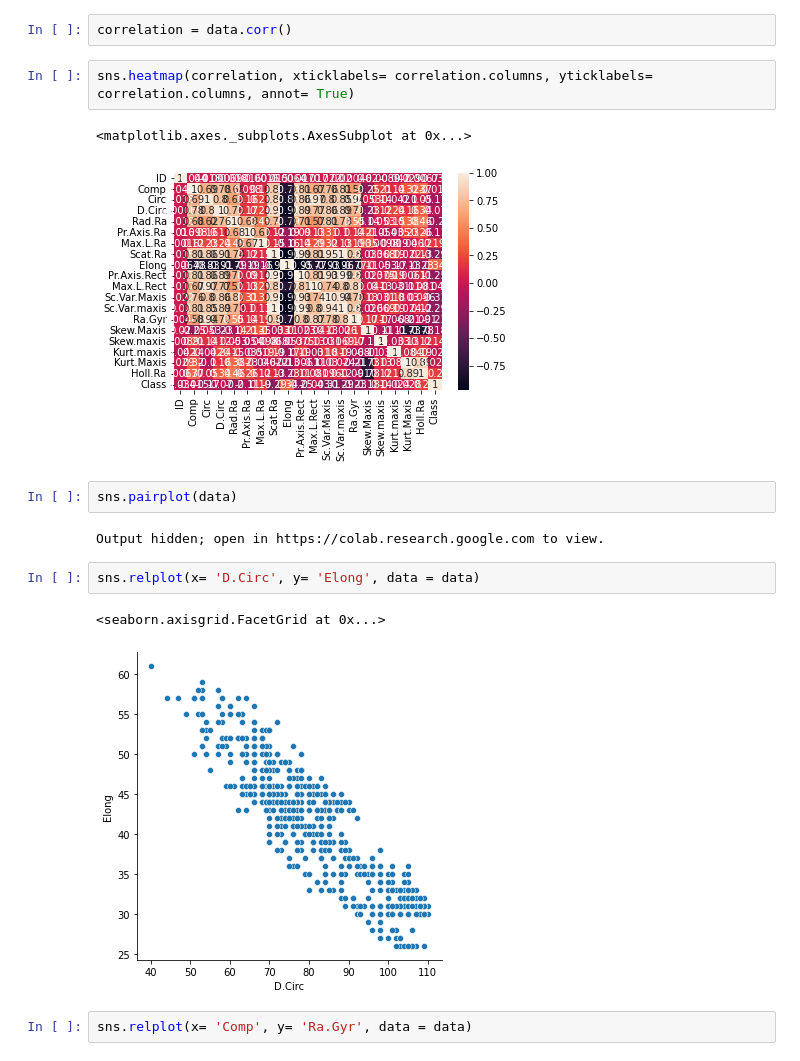
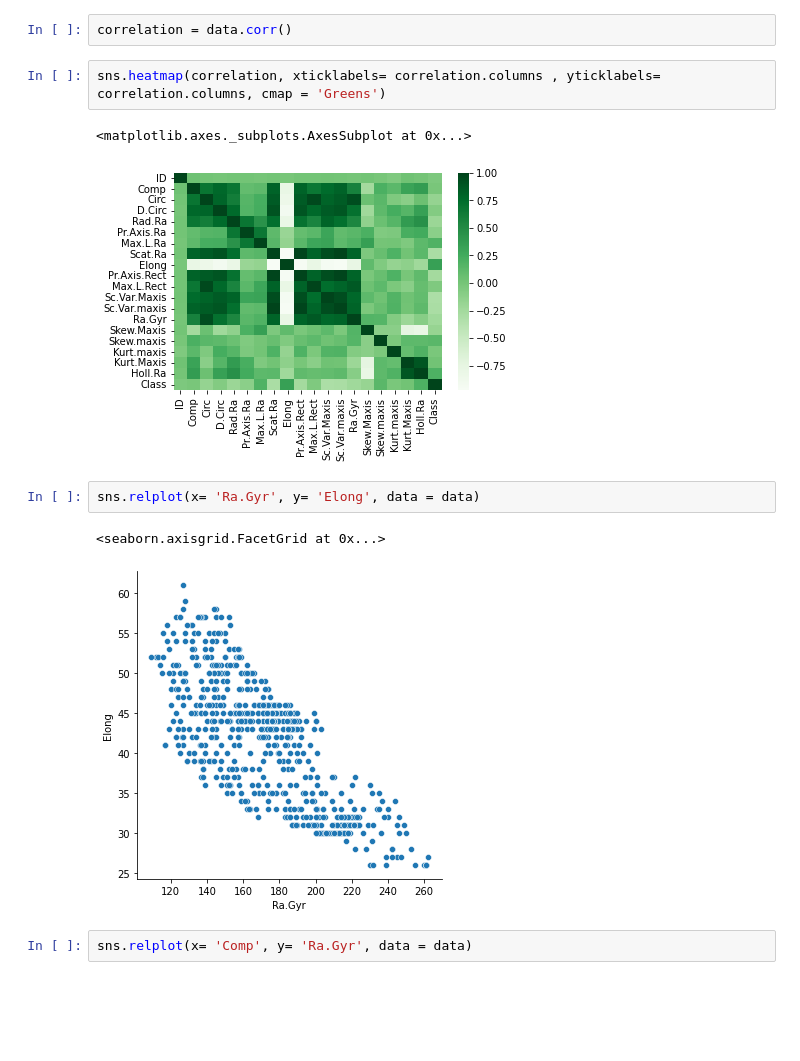
Before and after one commit to LavleethCV/Projects, a Jupyter notebook: Car_Class.ipynb, the cells around one changed output. Saved outputs shown, nothing was run; the diff lists cells and outputs as text; blank space fills up the shorter version.

```diff
--- a/Car_Class.ipynb
+++ b/Car_Class.ipynb
@@ -91,19 +91,15 @@ import seaborn as sns
 # %%
 correlation = data.corr()
 # %%
-sns.heatmap(correlation, xticklabels= correlation.columns, yticklabels= correlation.columns, annot= True)
+sns.heatmap(correlation, xticklabels= correlation.columns , yticklabels= correlation.columns, cmap = 'Greens')
 # %% [output]
 <matplotlib.axes._subplots.AxesSubplot at 0x...>
-[figure, old version]
+[figure, new version]
-# %%
-sns.pairplot(data)
-# %% [output]
-Output hidden; open in https://colab.research.google.com to view.
 # %%
-sns.relplot(x= 'D.Circ', y= 'Elong', data = data)
+sns.relplot(x= 'Ra.Gyr', y= 'Elong', data = data)
 # %% [output]
 <seaborn.axisgrid.FacetGrid at 0x...>
-[figure, old version]
+[figure, new version]
 # %%
 sns.relplot(x= 'Comp', y= 'Ra.Gyr', data = data)
 # %% [output]
```
Also changed, not shown: parts of 58 cells of this notebook.
